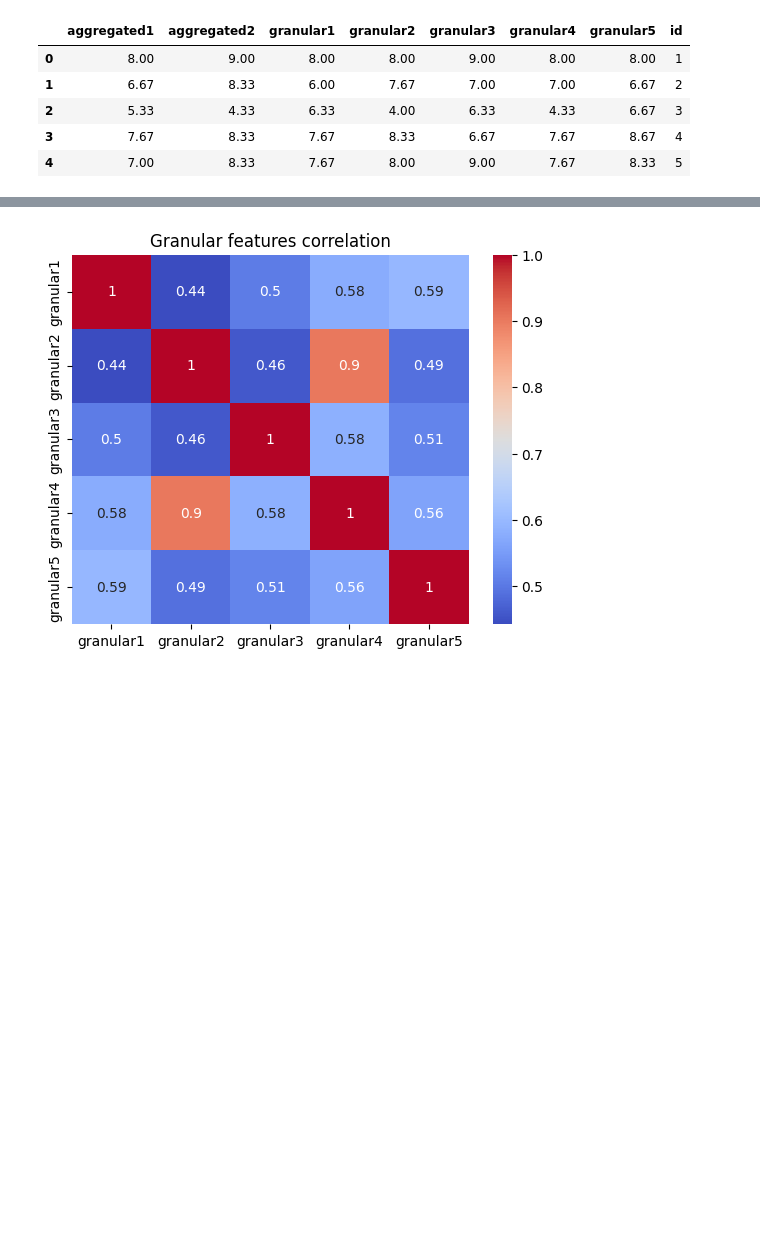
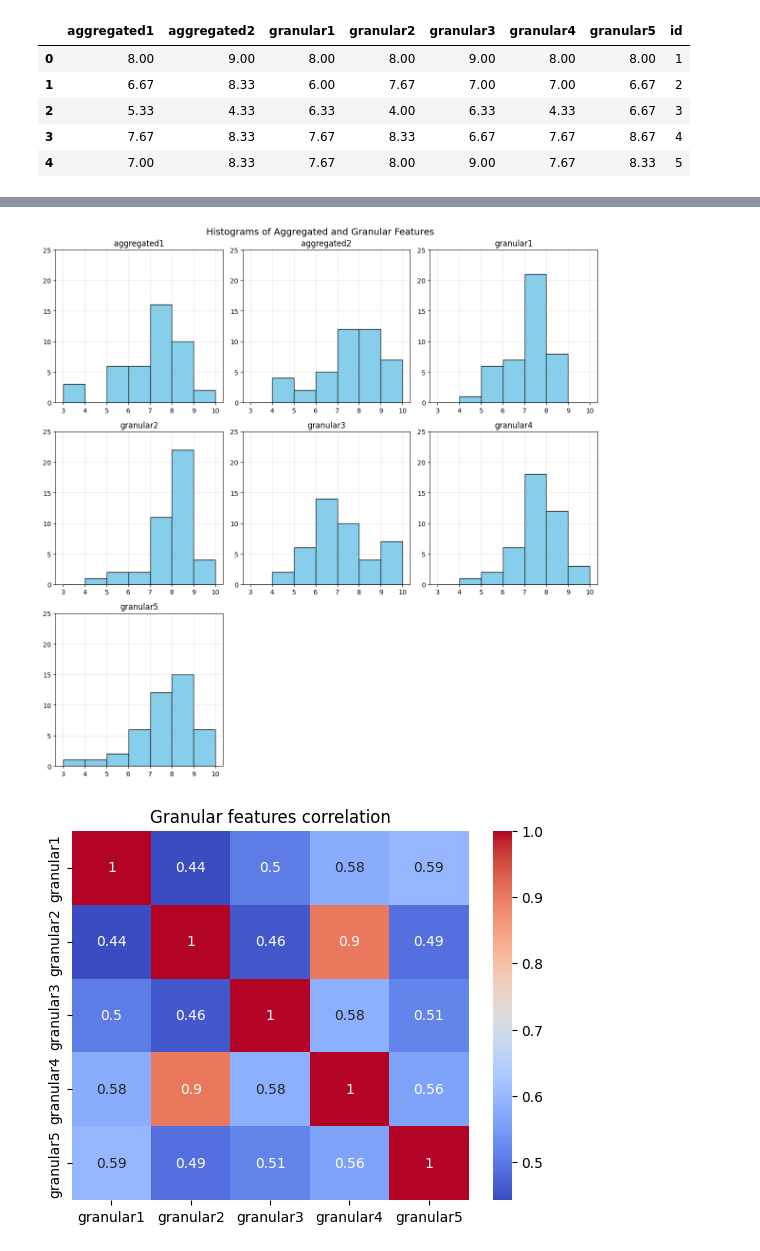
Before and after one commit to SamueleLippolis/marks-analysis-, a Jupyter notebook: notebooks/prototype02_interimDataExploration.ipynb, the cells around one changed output, grey strips where cells are left out. Cells and saved outputs as stored; diff of their text form; code cells hidden in the pictures; blank space fills up the shorter version.

```diff
--- a/notebooks/prototype02_interimDataExploration.ipynb
+++ b/notebooks/prototype02_interimDataExploration.ipynb
@@ -55,3 +94,32 @@ plt.show()
+# %%
+import matplotlib.pyplot as plt
+
+bins = [i for i in range(3, 11)]
+all_cols = aggregated_cols + granular_cols
+
+# --- Define subplot grid ---
+n_cols = 3
+n_rows = (len(all_cols) + n_cols - 1) // n_cols  # automatic rows
+
+fig, axes = plt.subplots(n_rows, n_cols, figsize=(12, 4 * n_rows))
+axes = axes.flatten()
+
+# --- Plot each histogram in a subplot ---
+for i, col in enumerate(all_cols):
+    df[col].hist(bins=bins, ax=axes[i], color='skyblue', edgecolor='black')
+    axes[i].set_title(col)
+    axes[i].set_ylim(0, 25)
+    axes[i].grid(alpha=0.3)
+
+# --- Hide any unused axes ---
+for j in range(i + 1, len(axes)):
+    fig.delaxes(axes[j])
+
+fig.suptitle("Histograms of Aggregated and Granular Features", fontsize=14)
+plt.tight_layout()
+plt.show()
+# %% [output]
+[figure, added]
 # %%
 import seaborn as sns
 
```
Also changed, not shown: parts of 6 cells of this notebook, 32 other files.
